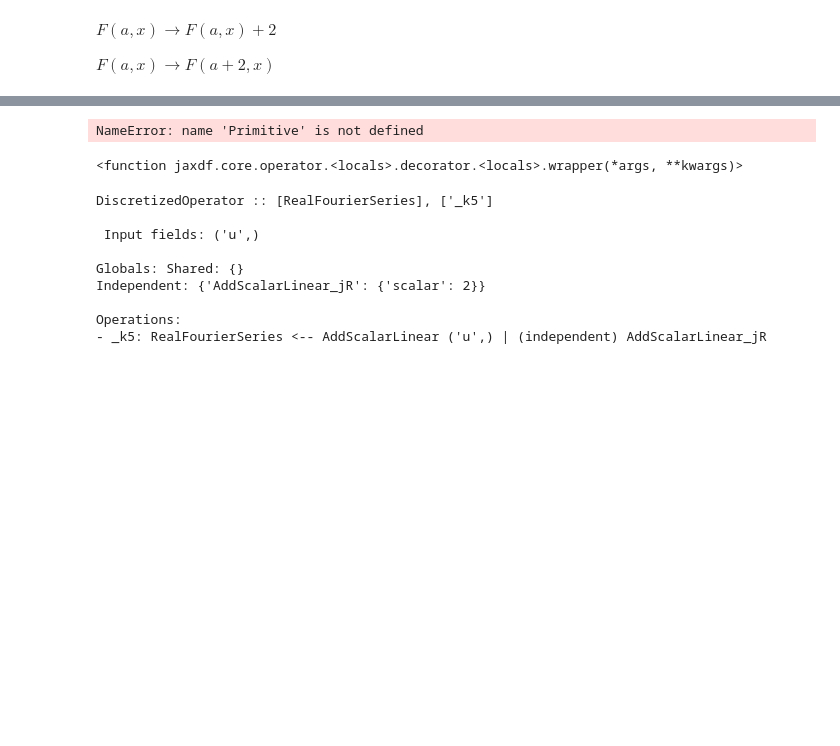
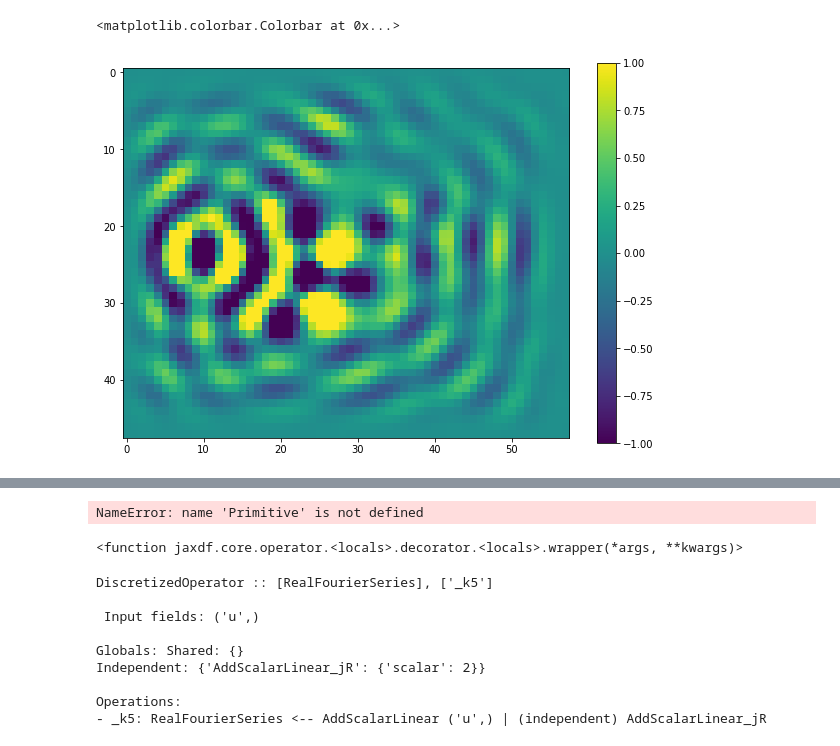
Before and after one commit to ucl-bug/jaxdf, a Jupyter notebook: docs/notebooks/user_interface.ipynb, the cells around one changed output, grey strips where cells are left out. Saved outputs shown, nothing was run; the diff lists cells and outputs as text; code cells hidden in the pictures; blank space fills up the shorter version.

```diff
--- a/docs/notebooks/user_interface.ipynb
+++ b/docs/notebooks/user_interface.ipynb
@@ -20,4 +4,19 @@ u_params, u = fourier_discretization.empty_field(name="u")
-# %% [markdown]
-$F(a,x) \to F(a,x) + 2$
-
-$F(a,x) \to F(a + 2,x)$
+# %%
+from bugdatasets import datasets as bugds
+
+# Load MNIST dataset with wavefield
+dataset = bugds.HelmholtzMNIST()
+dataset.load("omega_0.25_image_size_128")
+# %%
+fields = [dataset[i]["field"][2::4,2::4] for i in range(len(dataset))]
+del dataset
+# %%
+from matplotlib import pyplot as plt
+
+# Example field
+plt.figure(figsize=(10,7))
+plt.imshow(fields[0].imag, vmin=-1, vmax=1)
+plt.colorbar()
+# %% [output]
+<matplotlib.colorbar.Colorbar at 0x...>
+[figure, added]
```
Also changed, not shown: parts of 23 cells of this notebook, 5 other files.
